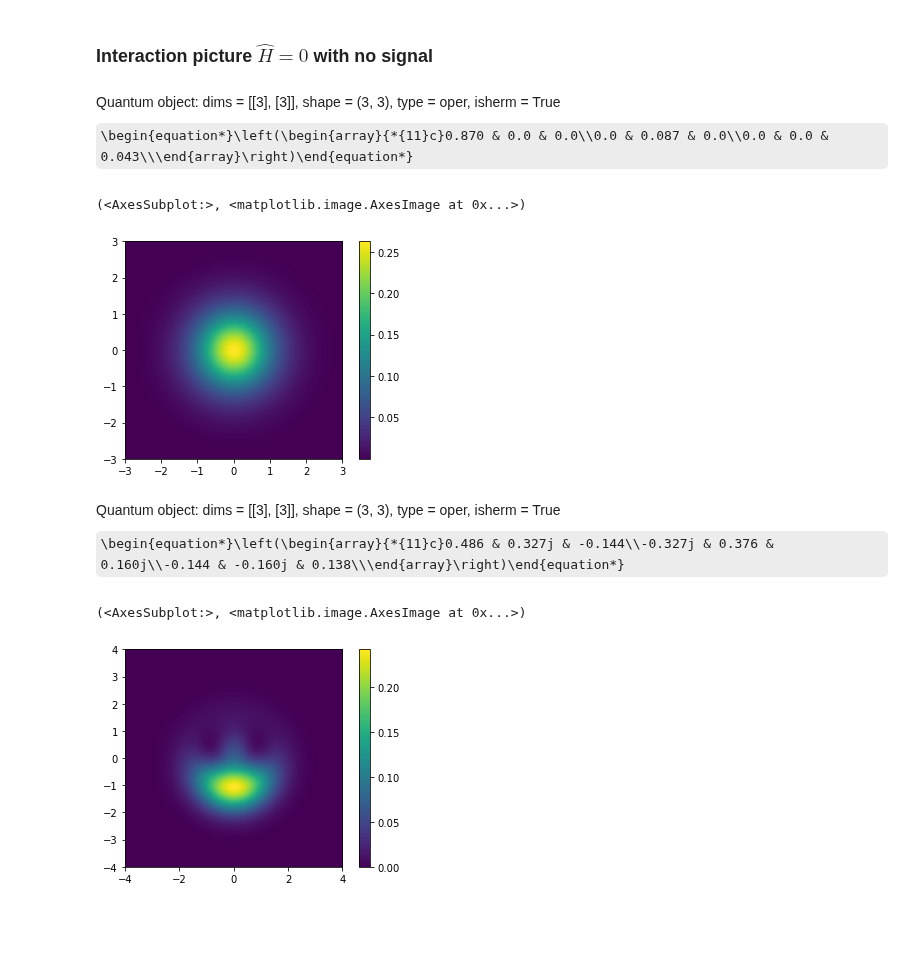
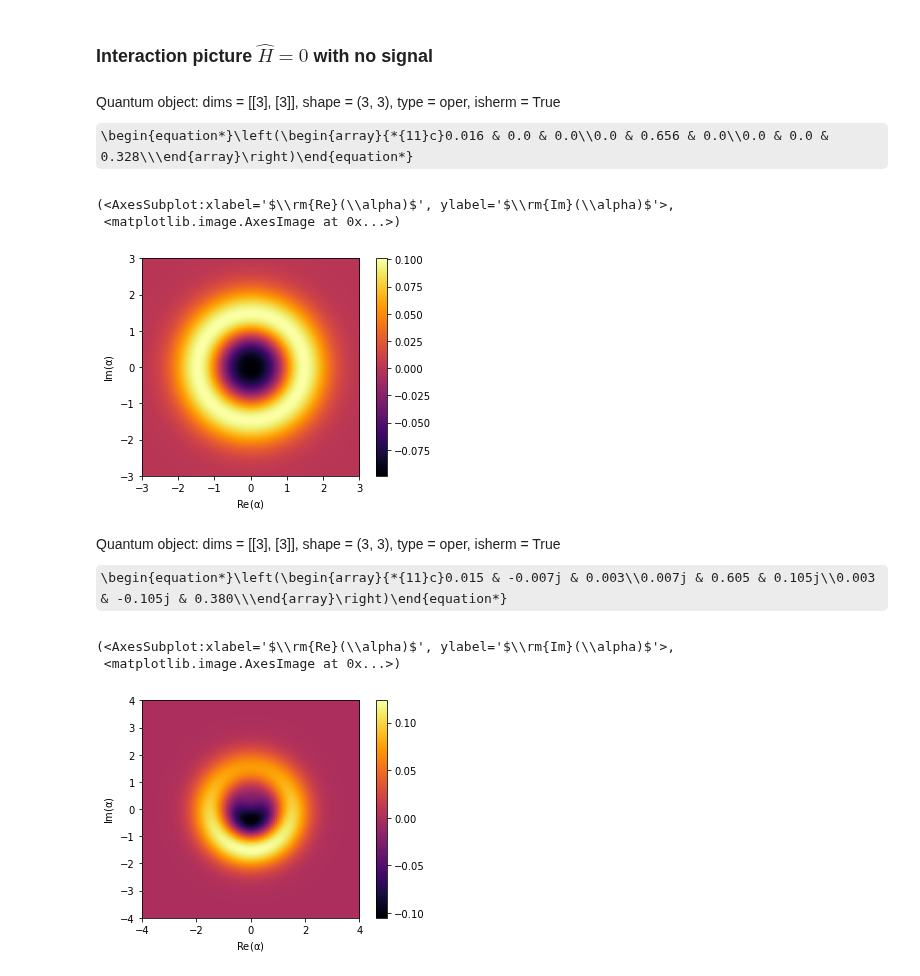
Before and after one commit to OliverDudgeon/QSync, a Jupyter notebook: qvdP.ipynb, the cells around one changed output. Saved outputs shown, nothing was run; the diff lists cells and outputs as text; code cells hidden in the pictures; some formulas as TeX source; blank space fills up the shorter version.

```diff
--- a/qvdP.ipynb
+++ b/qvdP.ipynb
@@ -7,3 +9,7 @@ from utils import plot_wigner, plot_qfunc
+# %%
+N = 3
+r = 20 # k1/k2
+k1 = 1
 # %% [markdown]
 ### Coherent States
 # %%
@@ -19,7 +25,3 @@ from utils import plot_wigner, plot_qfunc
-# %%
-N = 3
-r = 1/20 # k1/k2
-k1 = 1
 # %% [markdown]
 ### QHO Operators
 # %%
@@ -41,14 +43,15 @@ H0 = Qobj(np.zeros([N, N]))
 sstate = steadystate(H0, [gain, loss])
 sstate
 # %% [output]
-Quantum object: dims = [[3], [3]], shape = (3, 3), type = oper, isherm = True\begin{equation*}\left(\begin{array}{*{11}c}0.870 & 0.0 & 0.0\\0.0 & 0.087 & 0.0\\0.0 & 0.0 & 0.043\\\end{array}\right)\end{equation*}
+Quantum object: dims = [[3], [3]], shape = (3, 3), type = oper, isherm = True\begin{equation*}\left(\begin{array}{*{11}c}0.016 & 0.0 & 0.0\\0.0 & 0.656 & 0.0\\0.0 & 0.0 & 0.328\\\end{array}\right)\end{equation*}
 # %%
 x = np.linspace(-3,3,100)
 y = np.linspace(-3,3,100)
-plot_wigner(sstate, x, y)
+plot_wigner(sstate, x, y, cmap='inferno')
 # %% [output]
-(<AxesSubplot:>, <matplotlib.image.AxesImage at 0x...>)
+(<AxesSubplot:xlabel='$\\rm{Re}(\\alpha)$', ylabel='$\\rm{Im}(\\alpha)$'>,
+ <matplotlib.image.AxesImage at 0x...>)
-[figure, old version]
+[figure, new version]
 # %%
 detuning = 0
 drive_strength = k1
@@ -57,11 +60,12 @@ H_drive = detuning * adag*a + 0.5*drive_strength * (a + adag)
 drive_sstate = steadystate(H_drive, [gain, loss])
 drive_sstate
 # %% [output]
-Quantum object: dims = [[3], [3]], shape = (3, 3), type = oper, isherm = True\begin{equation*}\left(\begin{array}{*{11}c}0.486 & 0.327j & -0.144\\-0.327j & 0.376 & 0.160j\\-0.144 & -0.160j & 0.138\\\end{array}\right)\end{equation*}
+Quantum object: dims = [[3], [3]], shape = (3, 3), type = oper, isherm = True\begin{equation*}\left(\begin{array}{*{11}c}0.015 & -0.007j & 0.003\\0.007j & 0.605 & 0.105j\\0.003 & -0.105j & 0.380\\\end{array}\right)\end{equation*}
 # %%
 x = np.linspace(-4,4,100)
 y = np.linspace(-4,4,100)
-plot_wigner(drive_sstate, x, y)
+plot_wigner(drive_sstate, x, y, cmap='inferno')
 # %% [output]
-(<AxesSubplot:>, <matplotlib.image.AxesImage at 0x...>)
+(<AxesSubplot:xlabel='$\\rm{Re}(\\alpha)$', ylabel='$\\rm{Im}(\\alpha)$'>,
+ <matplotlib.image.AxesImage at 0x...>)
-[figure, old version]
+[figure, new version]
```
Also changed, not shown: parts of 3 cells of this notebook, 2 other files.
